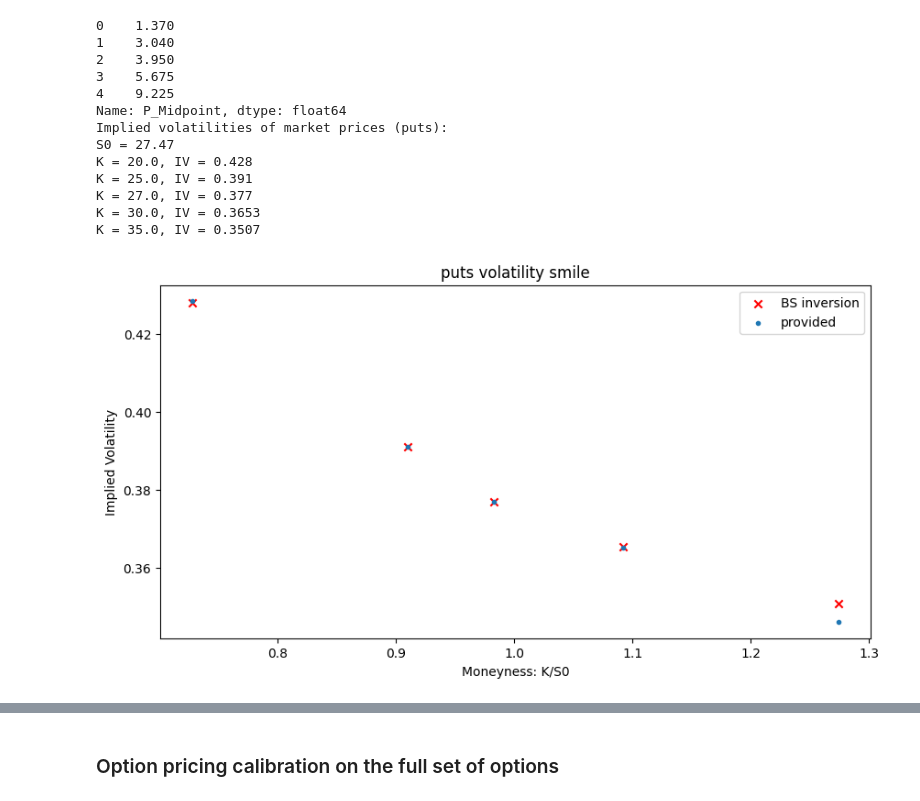
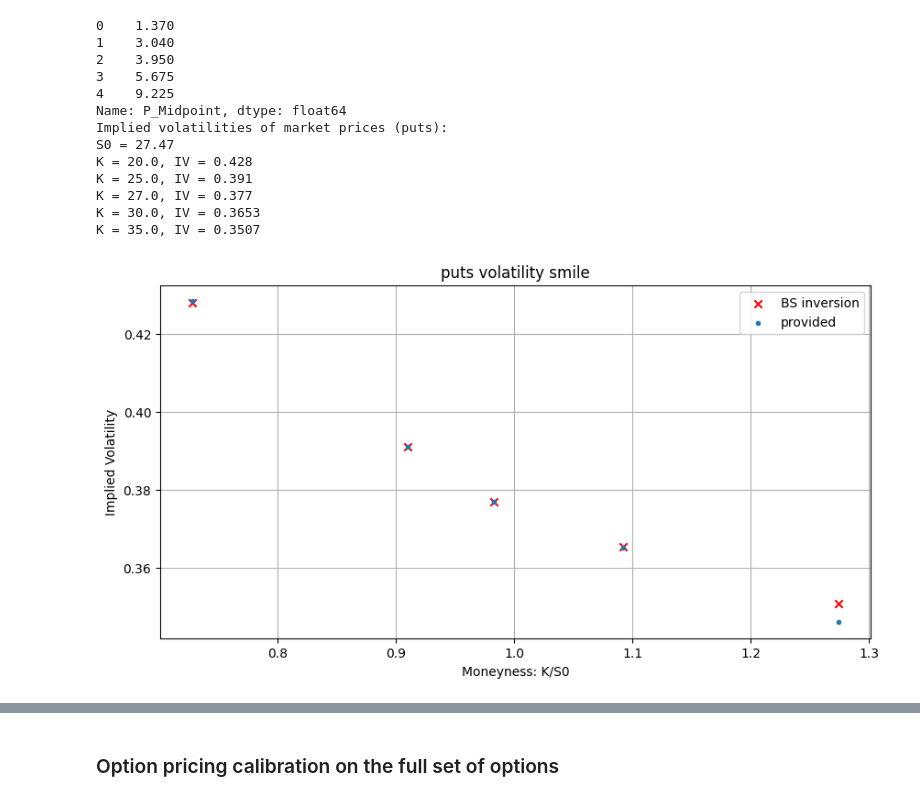
Before and after one commit to ornella-el/Margin-Loans-Pricing, a Jupyter notebook: calibration/NVDA/3_Mixed_Calibration_Puts+Otko.ipynb, the cells around one changed output, grey strips where cells are left out. Saved outputs shown, nothing was run; the diff lists cells and outputs as text; code cells hidden in the pictures.

```diff
--- a/calibration/NVDA/3_Mixed_Calibration_Puts+Otko.ipynb
+++ b/calibration/NVDA/3_Mixed_Calibration_Puts+Otko.ipynb
@@ -66,18 +75,24 @@ Then, we create the objects of the classes that develop the desired models.
+# %%
+bs_param = puts_bs_params_nvda
+
+m_params_puts = puts_mert_params_nvda
+m_params_otko = otko_mert_params_nvda
+
+k_params_puts = puts_kou_params_nvda
+k_params_otko = otko_kou_params_nvda
+
+vg_params_puts = puts_vg_params_nvda
+vg_params_otko = otko_vg_params_nvda
 # %%
-bs_sigma = 0.4383  # [σ]
-mert_params = [0.1139, 2.5662, 0.2412, 0.0717]
-kou_params = [0.408, 0.8058, 0.2636, 5.9677, 8.9657]
-vg_params = [0.4618, 0.1306, 0.4922]
+BS = BS_Pricer(S0=S0, r=r, q = q, sigma=bs_param, ttm=T, exercise=exercise, K=None)
 
-BS = BS_Pricer(S0=S0, r=r, q = q, sigma=bs_sigma, ttm=T, exercise=exercise, K=None)
-
-sigma, lambd, meanJ, stdJ = mert_params
+sigma, lambd, meanJ, stdJ = m_params_puts
 Merton = Merton_pricer(S0, None, T, r, q, sigma, lambd, meanJ, stdJ, exercise=exercise)
 
-sigma, lambd, p, eta1, eta2 = kou_params
+sigma, lambd, p, eta1, eta2 = k_params_puts
 Kou = Kou_pricer(S0, None, T, r, sigma, lambd, p, eta1, eta2, exercise=exercise)
 
-sigma, theta, nu = vg_params
+sigma, theta, nu = vg_params_puts
 VG = VG_pricer(S0, None, T, r, q, sigma, theta, nu, exercise=exercise)
 # %%
 def implied_volatility(price, S, strike, t, rate, q, type_o, method='fsolve', disp=True):
@@ -132,22 +147,22 @@ K = 35.0, IV = 0.3507
 # %%
 # Plot market implied volatilities w.r.t. log moneyness
 x = (puts_strikes/S0)
 # IV_filtered = [iv for iv in IV_market_p if iv != -1]
 # x_filtered = [log_m for iv, log_m in zip(IV_market_p, x) if iv != -1]
 IV_filtered = [iv for iv in IV_market if iv != -1]
 x_filtered = [log_m for iv, log_m in zip(IV_market, x) if iv != -1]
 
 fig, ax1 = plt.subplots(figsize=(10,5))
 
 #puts
 ax1.scatter(x, IV_market, marker='x', label='BS inversion', color='red')
 ax1.scatter(x, puts['P_IV'], marker='.', label='provided')
 
 ax1.set_xlabel('Moneyness: K/S0'); ax1.set_ylabel('Implied Volatility'); ax1.set_title('puts volatility smile')
 
-ax1.legend(); plt.show()
+ax1.legend(); ax1.grid(); plt.show()
 # %% [output]
-[figure, old version]
+[figure, new version]
 # %%
 otko_nvda = pd.read_csv('../../data/NVDA/nvda_otko_1year.csv')
 
```
Also changed, not shown: parts of 21 cells of this notebook, 3 other files.
